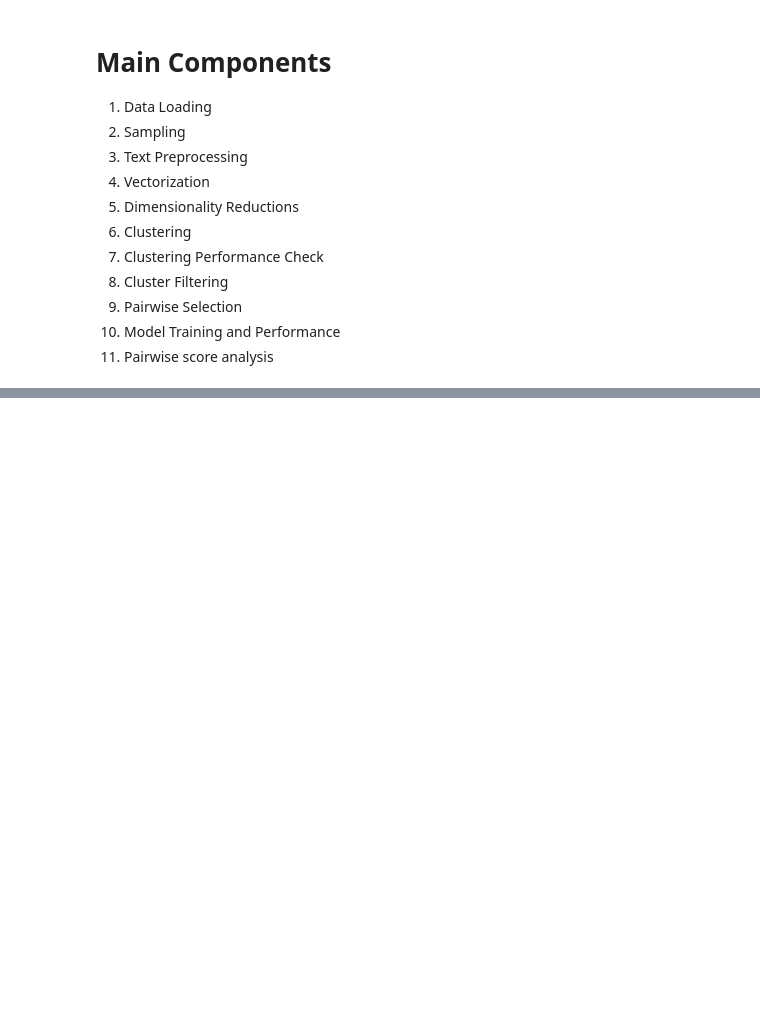
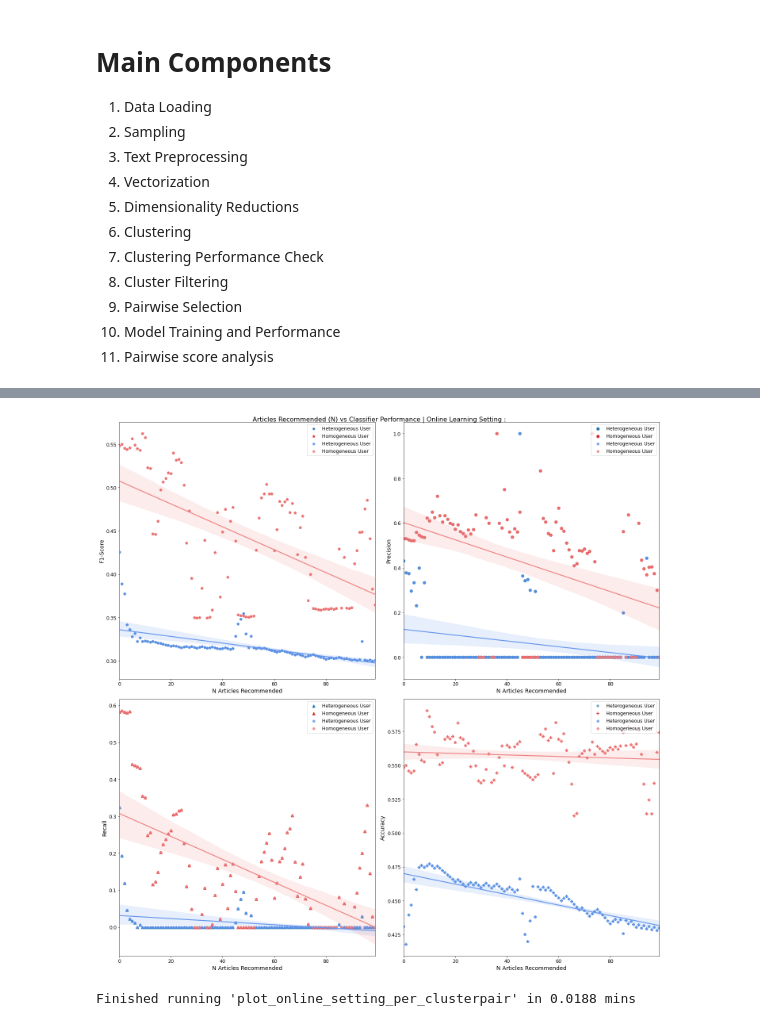
Before and after one commit to karthikshivaram24/Combatting-partisan-homogenization, a Jupyter notebook: Baseline_Analysis.ipynb, the cells around one changed output, grey strips where cells are left out. Drawn from its saved outputs; the diff is of its cells as text; code cells hidden in the pictures; blank space fills up the shorter version.

```diff
--- a/Baseline_Analysis.ipynb
+++ b/Baseline_Analysis.ipynb
@@ -724,0 +954,5 @@ Finished running 'plot_sim_vs_score_all_users' in 0.0089 mins
+# %%
+plot_online_setting_per_clusterpair(homo_scores[(1, 175)],hetero_scores[(1, 175)])
+# %% [output]
+[figure, added]
+Finished running 'plot_online_setting_per_clusterpair' in 0.0188 mins
```
Also changed, not shown: parts of 17 cells of this notebook, 2 other files.
